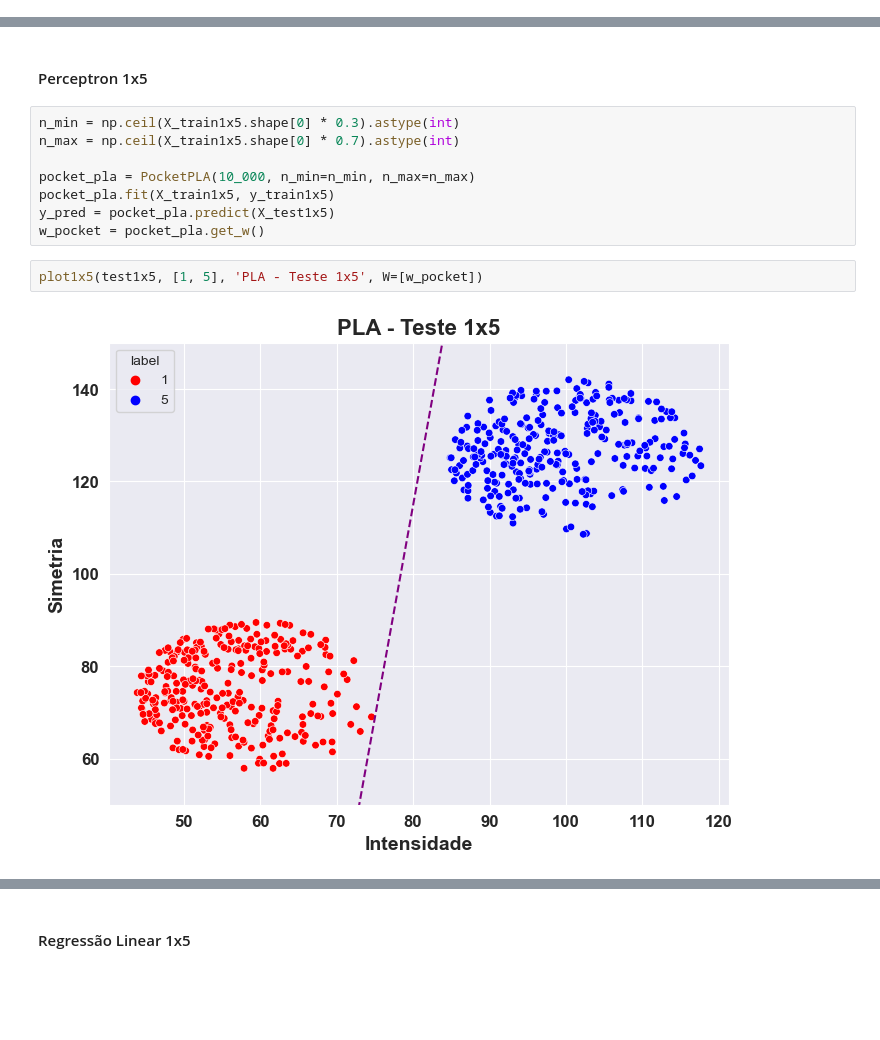
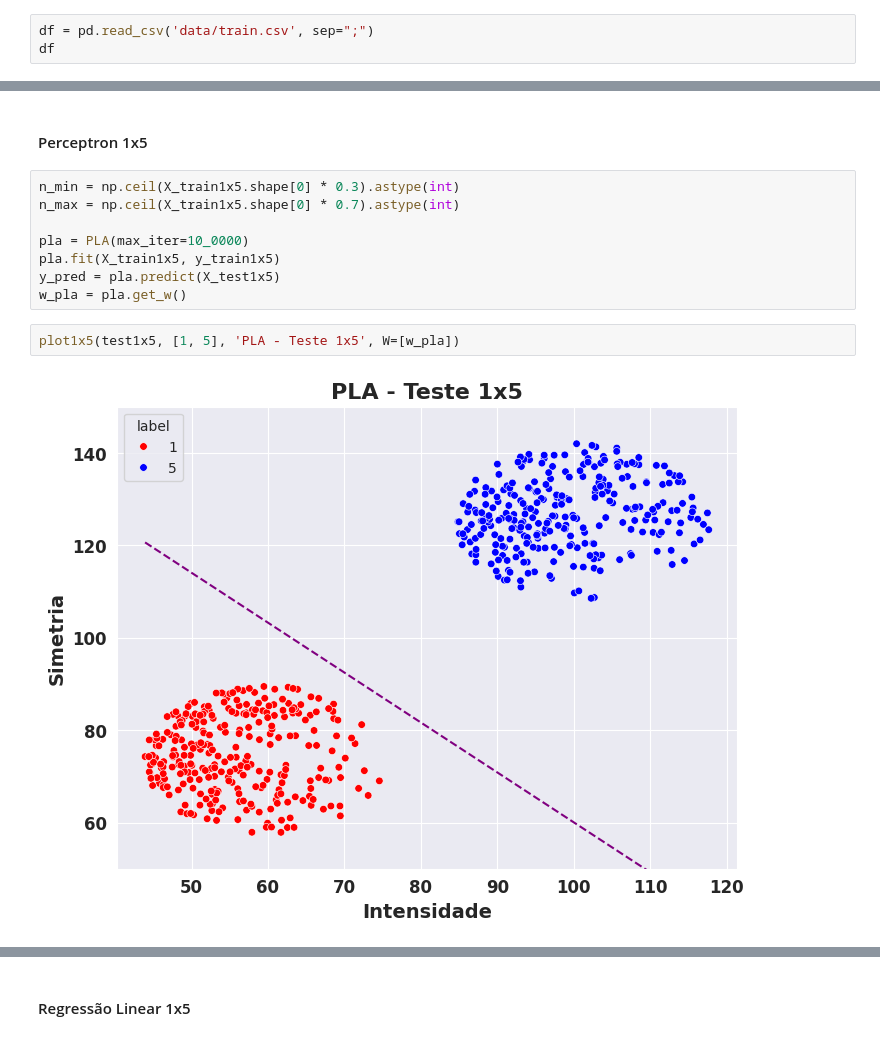
Before and after one commit to johnpaulnasc/miniproject_ml, a Jupyter notebook: miniproject_ml.ipynb, the cells around one changed output, grey strips where cells are left out. Drawn from its saved outputs; the diff is of its cells as text; blank space fills up the shorter version.

```diff
--- a/miniproject_ml.ipynb
+++ b/miniproject_ml.ipynb
@@ -18,3 +18,6 @@ import sklearn
 import matplotlib.pyplot as plt
 from sklearn.metrics import classification_report
 from sklearn.preprocessing import StandardScaler
+# %%
+df = pd.read_csv('data/train.csv', sep=";")
+df
@@ -260,14 +294,14 @@ y_test1x5 = [1 if label == 1 else -1 for label in test1x5.label]
 n_min = np.ceil(X_train1x5.shape[0] * 0.3).astype(int)
 n_max = np.ceil(X_train1x5.shape[0] * 0.7).astype(int)
 
-pocket_pla = PocketPLA(10_000, n_min=n_min, n_max=n_max)
-pocket_pla.fit(X_train1x5, y_train1x5)
-y_pred = pocket_pla.predict(X_test1x5)
-w_pocket = pocket_pla.get_w()
+pla = PLA(max_iter=10_0000)
+pla.fit(X_train1x5, y_train1x5)
+y_pred = pla.predict(X_test1x5)
+w_pla = pla.get_w()
 # %%
-plot1x5(test1x5, [1, 5], 'PLA - Teste 1x5', W=[w_pocket])
+plot1x5(test1x5, [1, 5], 'PLA - Teste 1x5', W=[w_pla])
 # %% [output]
-[figure, old version]
+[figure, new version]
 # %%
 digits_list = [1, 5]
 metrics = all(digits_list)
```
Also changed, not shown: parts of 19 cells of this notebook, 1 other file.
